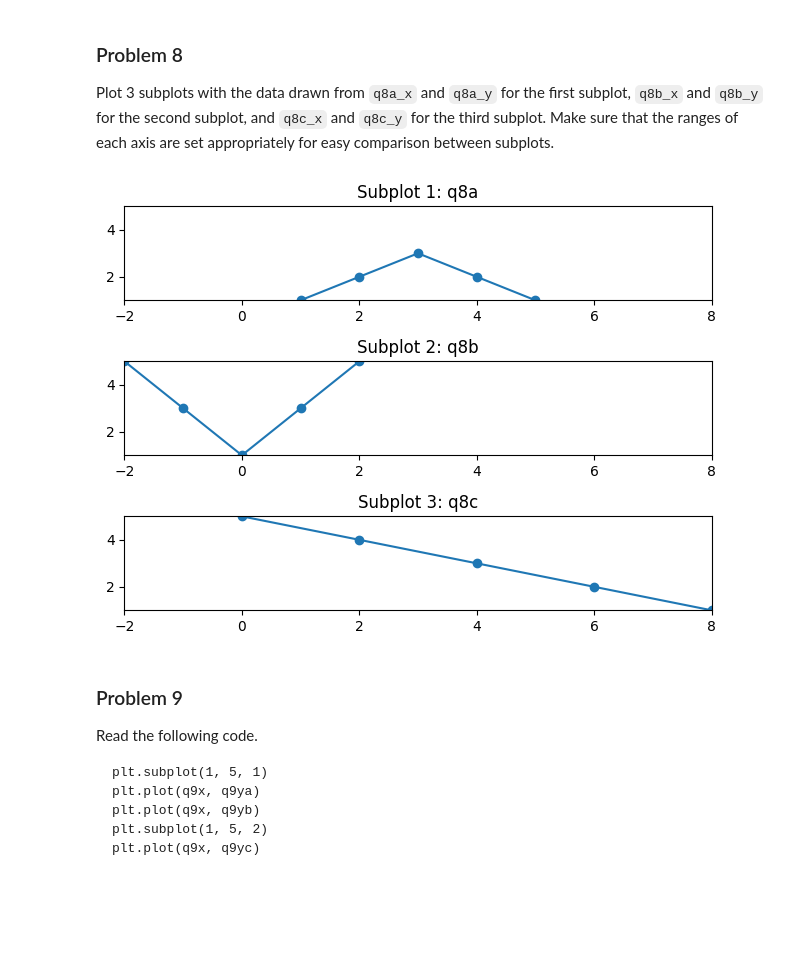
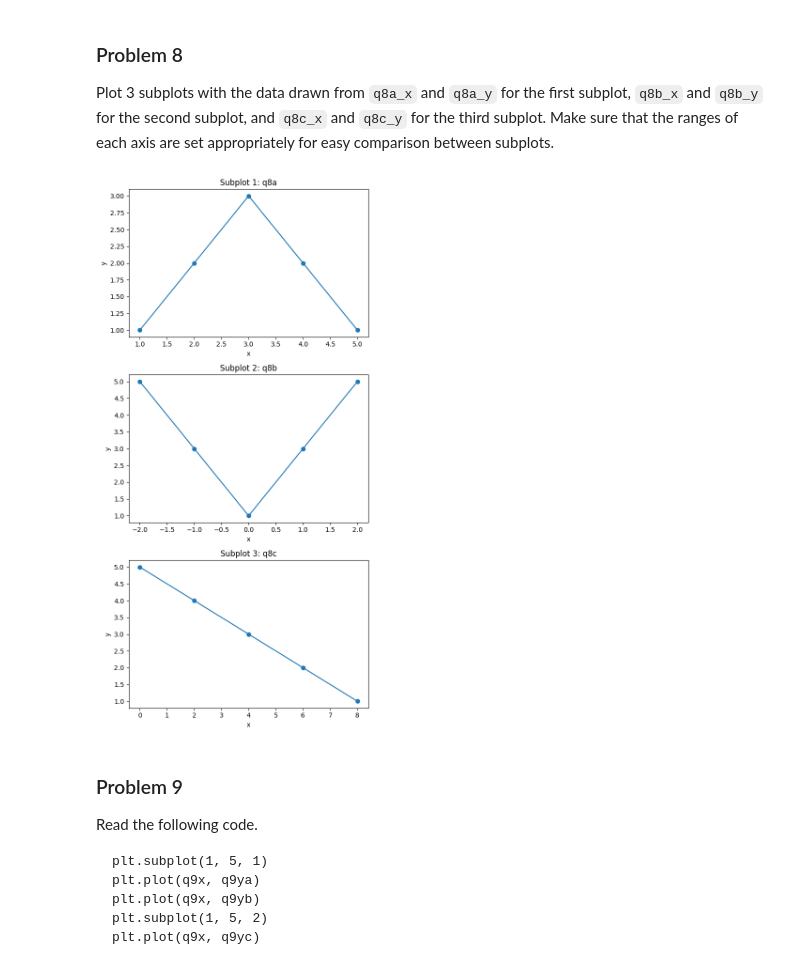
Before and after one commit to Ian123Ian595/dx602-homework-05, a Jupyter notebook: homework.ipynb, the cells around one changed output. Drawn from its saved outputs; the diff is of its cells as text; code cells hidden in the pictures; blank space fills up the shorter version.

```diff
--- a/homework.ipynb
+++ b/homework.ipynb
@@ -237,28 +237,29 @@ q8c_y = [5, 4, 3, 2, 1]
 
 import matplotlib.pyplot as plt
 # %%
-plt.subplot(3,1,1)
+fig, axes = plt.subplots(3, 1, figsize = (6,12))
+plt.subplot(3, 1, 1)
 plt.plot(q8a_x, q8a_y, marker='o')
 plt.title("Subplot 1: q8a")
-plt.xlim(-2,8)
-plt.ylim(1,5)
+plt.xlabel("x")
+plt.ylabel("y")
 
-plt.subplot(3,1,2)
+plt.subplot(3, 1, 2)
 plt.plot(q8b_x, q8b_y, marker='o')
 plt.title("Subplot 2: q8b")
-plt.xlim(-2,8)
-plt.ylim(1,5)
+plt.xlabel("x")
+plt.ylabel("y")
 
-plt.subplot(3,1,3)
+plt.subplot(3, 1, 3)
 plt.plot(q8c_x, q8c_y, marker='o')
 plt.title("Subplot 3: q8c")
-plt.xlim(-2,8)
-plt.ylim(1,5)
+plt.xlabel("x")
+plt.ylabel("y")
 
 plt.tight_layout()
 plt.show()
 # %% [output]
-[figure, old version]
+[figure, new version]
 # %% [markdown]
 ### Problem 9
 
```
Also changed, not shown: parts of 4 cells of this notebook.
